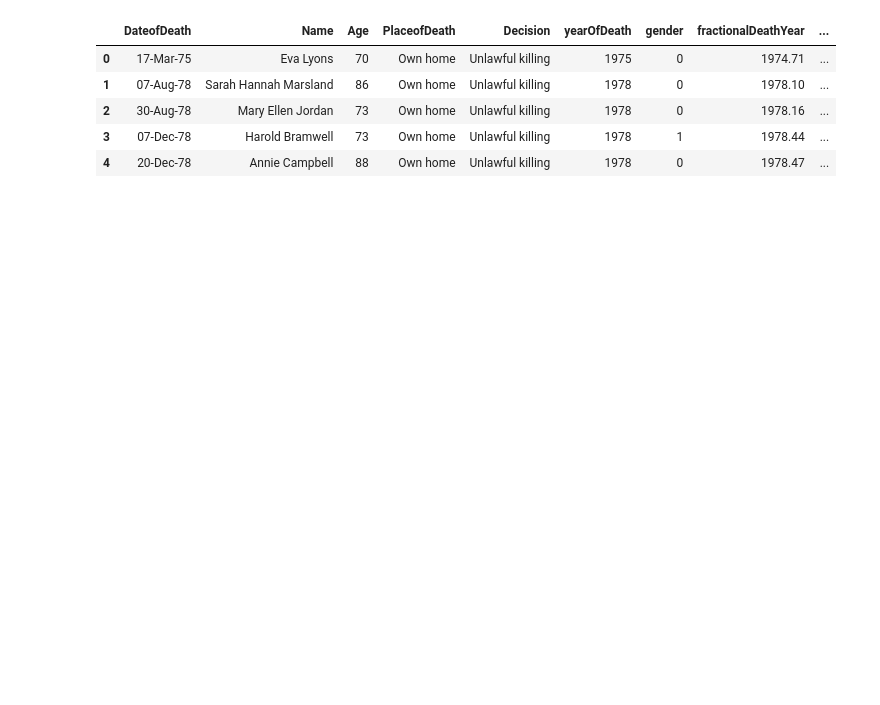
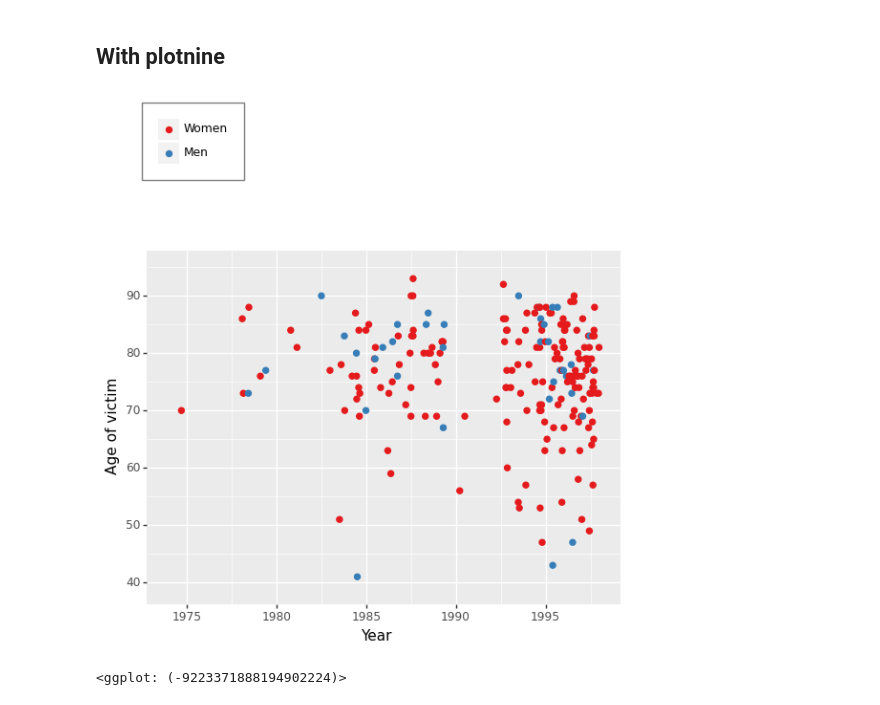
Before and after one commit to pmayd/ArtofStatistics, a Jupyter notebook: 00-1-age-and-year-of-deathofharold-shipmans-victims/00-1-age-year-shipman victims-x.ipynb, the cells around one changed output. Drawn from its saved outputs; the diff is of its cells as text; code cells hidden in the pictures; blank space fills up the shorter version.

Commit message:
update figures for 00-1, start 00-2, add plotnine as plotting library

```diff
--- a/00-1-age-and-year-of-deathofharold-shipmans-victims/00-1-age-year-shipman victims-x.ipynb
+++ b/00-1-age-and-year-of-deathofharold-shipmans-victims/00-1-age-year-shipman victims-x.ipynb
@@ -6,15 +20,3 @@ import pandas as pd
 import plotly.graph_objects as go
 import plotly.express as px
-# %%
-df = pd.read_csv("00-1-shipman-confirmed-victims-x.csv")
-df.gender = df.gender.astype("category")
-df.gender.category
-df.head()
-# %% [output]
-|  | DateofDeath | Name | Age | PlaceofDeath | Decision | yearOfDeath | gender | fractionalDeathYear | ... |
-| 0 | 17-Mar-75 | Eva Lyons | 70 | Own home | Unlawful killing | 1975 | 0 | 1974.71 | ... |
-| 1 | 07-Aug-78 | Sarah Hannah Marsland | 86 | Own home | Unlawful killing | 1978 | 0 | 1978.10 | ... |
-| 2 | 30-Aug-78 | Mary Ellen Jordan | 73 | Own home | Unlawful killing | 1978 | 0 | 1978.16 | ... |
-| 3 | 07-Dec-78 | Harold Bramwell | 73 | Own home | Unlawful killing | 1978 | 1 | 1978.44 | ... |
-| 4 | 20-Dec-78 | Annie Campbell | 88 | Own home | Unlawful killing | 1978 | 0 | 1978.47 | ... |
 # %%
@@ -31,3 +36,5 @@ fig.update_layout(
 fig
 # %%
 px.pie(df, names=df.gender2.unique(), values=df.gender2.value_counts())
+# %% [markdown]
+## With plotnine
@@ -33,0 +43,14 @@ px.pie(df, names=df.gender2.unique(), values=df.gender2.value_counts())
+# %%
+s = ggplot(df, aes(x="fractionalDeathYear", y="Age", colour="reorder(gender2, gender)")) # initialise plot for the scatter-chart
+s += geom_point(size=2) # assign scatter chart-type with size 2 points
+s += labs(x="Year", y="Age of victim") # Adds axis labels
+s += scale_x_continuous(breaks=range(1975, 1996, 5), limits=[1974,1998]) #x-axis labels every 5 years and between 74 and 98
+s += scale_y_continuous(breaks=range(40, 91, 10), limits=[39,95]) # y-axis every 10 years and between 39 and 95
+#s += scale_size_continuous(name="Size", guide=False)  # turns off size legend
+s += scale_color_brewer(type="qual", palette="Set1") # sets the colour palette
+s += theme(legend_position=(0.2,1.12), legend_background=element_rect(color="grey"), legend_title=element_blank()) # positions. borders, and un-titles the legend
+
+s
+# %% [output]
+[figure, added]
+<ggplot: (-9223371888194902224)>
```
Also changed, not shown: parts of 8 cells of this notebook, 1 other file.
